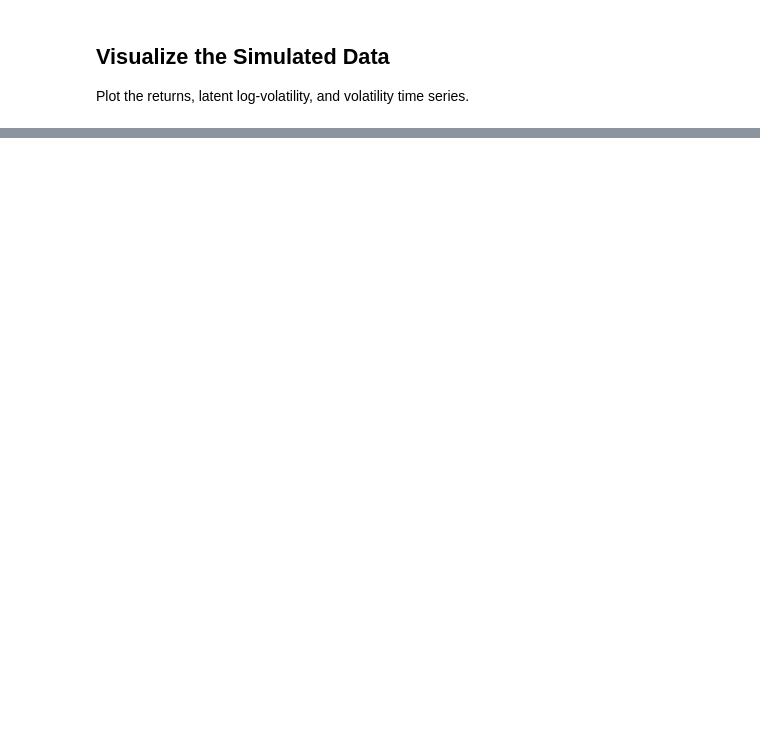
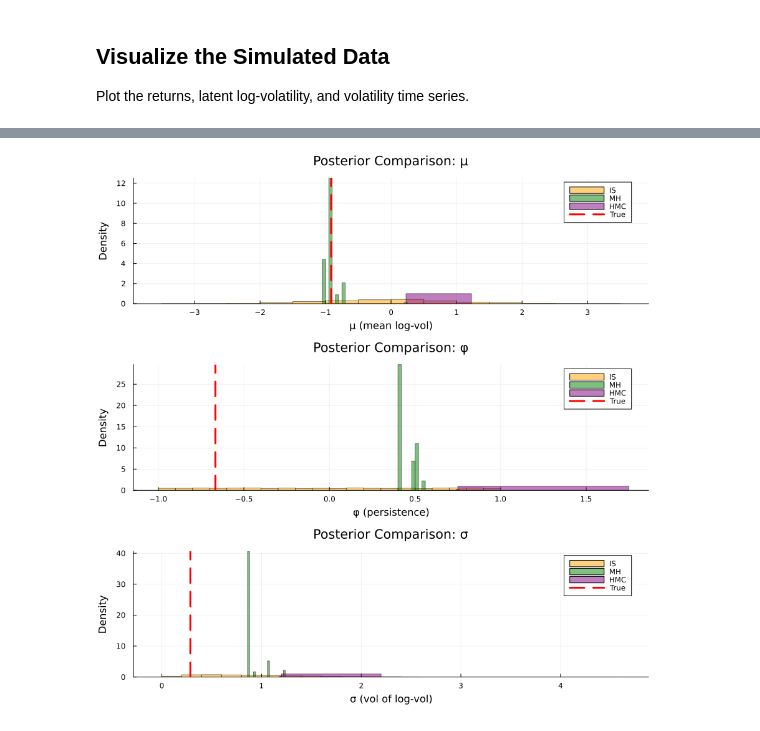
Before and after one commit to squarerootminusone/pmi, a Jupyter notebook: ivan/stochastic_volatility_submission.ipynb, the cells around one changed output, grey strips where cells are left out. Drawn from its saved outputs; the diff is of its cells as text; code cells hidden in the pictures; blank space fills up the shorter version.

```diff
--- a/ivan/stochastic_volatility_submission.ipynb
+++ b/ivan/stochastic_volatility_submission.ipynb
@@ -144,0 +394,13 @@ plot(p1, p2, p3, layout=(3, 1), size=(900, 700), legend=:topright)
+# %%
+# Extract parameters from HMC posterior samples
+posterior_params_hmc = [extract_params(tr) for tr in traces_hmc]
+
+# Compute posterior statistics
+μs_hmc = [p.μ for p in posterior_params_hmc]
+φs_hmc = [p.φ for p in posterior_params_hmc]
+σs_hmc = [p.σ for p in posterior_params_hmc]
+
+println("HMC Posterior parameter estimates (mean ± std):")
+println("  μ (mean log-vol):    $(round(mean(μs_hmc), digits=4)) ± $(round(std(μs_hmc), digits=4))  (true: $(round(true_params.μ, digits=4)))")
+println("  φ (persistence):     $(round(mean(φs_hmc), digits=4)) ± $(round(std(φs_hmc), digits=4))  (true: $(round(true_params.φ, digits=4)))")
+println("  σ (vol of log-vol):  $(round(mean(σs_hmc), digits=4)) ± $(round(std(σs_hmc), digits=4))  (true: $(round(true_params.σ, digits=4)))")
@@ -144,0 +624,29 @@ plot(p1, p2, p3, layout=(3, 1), size=(900, 700), legend=:topright)
+# %%
+# Visualize parameter posteriors (IS, MH, HMC only — PF uses fixed params)
+p1 = histogram(μs, bins=30, normalize=:pdf, alpha=0.5, color=:orange, label="IS")
+histogram!(p1, μs_mh, bins=30, normalize=:pdf, alpha=0.5, color=:green, label="MH")
+histogram!(p1, μs_hmc, bins=30, normalize=:pdf, alpha=0.5, color=:purple, label="HMC")
+vline!(p1, [true_params.μ], color=:red, linewidth=3, linestyle=:dash, label="True")
+xlabel!(p1, "μ (mean log-vol)")
+ylabel!(p1, "Density")
+title!(p1, "Posterior Comparison: μ")
+
+p2 = histogram(φs, bins=30, normalize=:pdf, alpha=0.5, color=:orange, label="IS")
+histogram!(p2, φs_mh, bins=30, normalize=:pdf, alpha=0.5, color=:green, label="MH")
+histogram!(p2, φs_hmc, bins=30, normalize=:pdf, alpha=0.5, color=:purple, label="HMC")
+vline!(p2, [true_params.φ], color=:red, linewidth=3, linestyle=:dash, label="True")
+xlabel!(p2, "φ (persistence)")
+ylabel!(p2, "Density")
+title!(p2, "Posterior Comparison: φ")
+
+p3 = histogram(σs, bins=30, normalize=:pdf, alpha=0.5, color=:orange, label="IS")
+histogram!(p3, σs_mh, bins=30, normalize=:pdf, alpha=0.5, color=:green, label="MH")
+histogram!(p3, σs_hmc, bins=30, normalize=:pdf, alpha=0.5, color=:purple, label="HMC")
+vline!(p3, [true_params.σ], color=:red, linewidth=3, linestyle=:dash, label="True")
+xlabel!(p3, "σ (vol of log-vol)")
+ylabel!(p3, "Density")
+title!(p3, "Posterior Comparison: σ")
+
+plot(p1, p2, p3, layout=(3, 1), size=(900, 900), legend=:topright)
+# %% [output]
+[figure, added]
```
Also changed, not shown: parts of 39 cells of this notebook, 1 other file.
